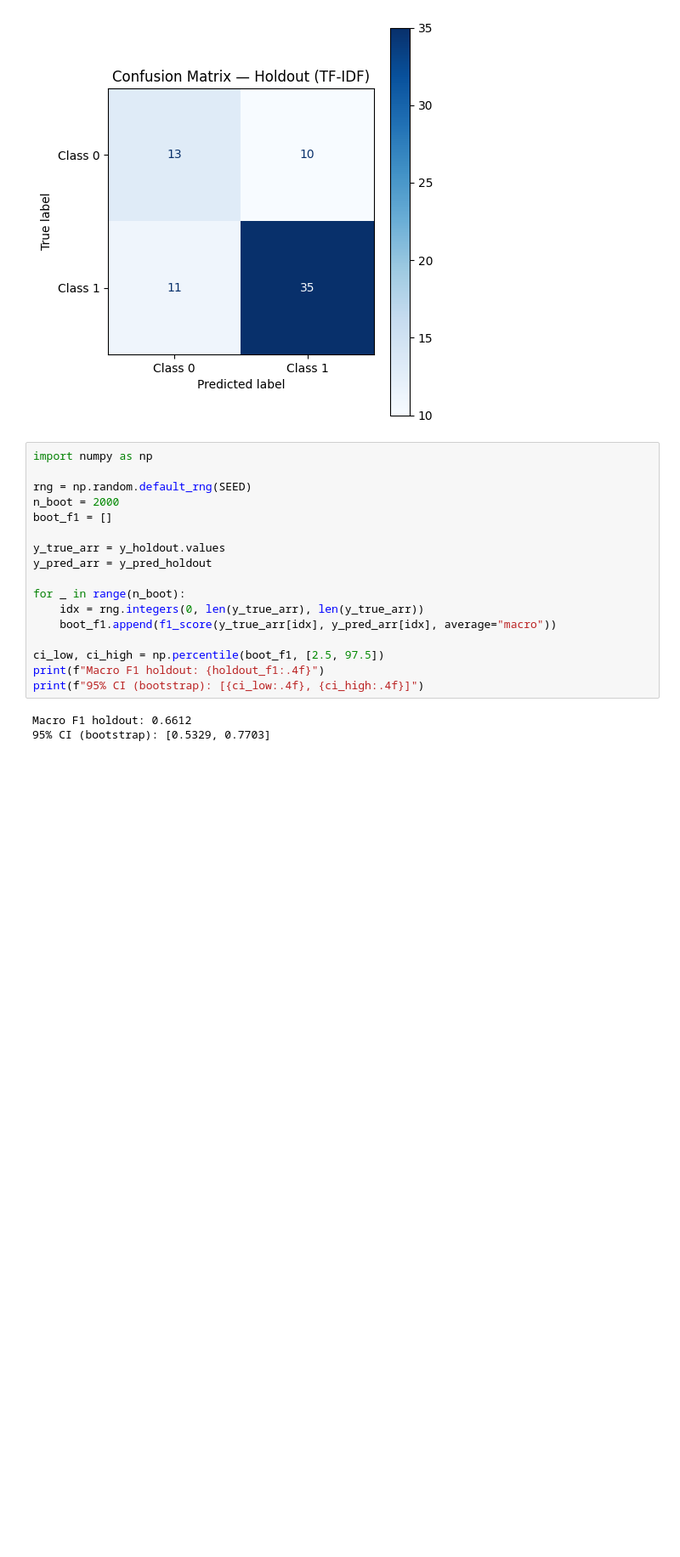
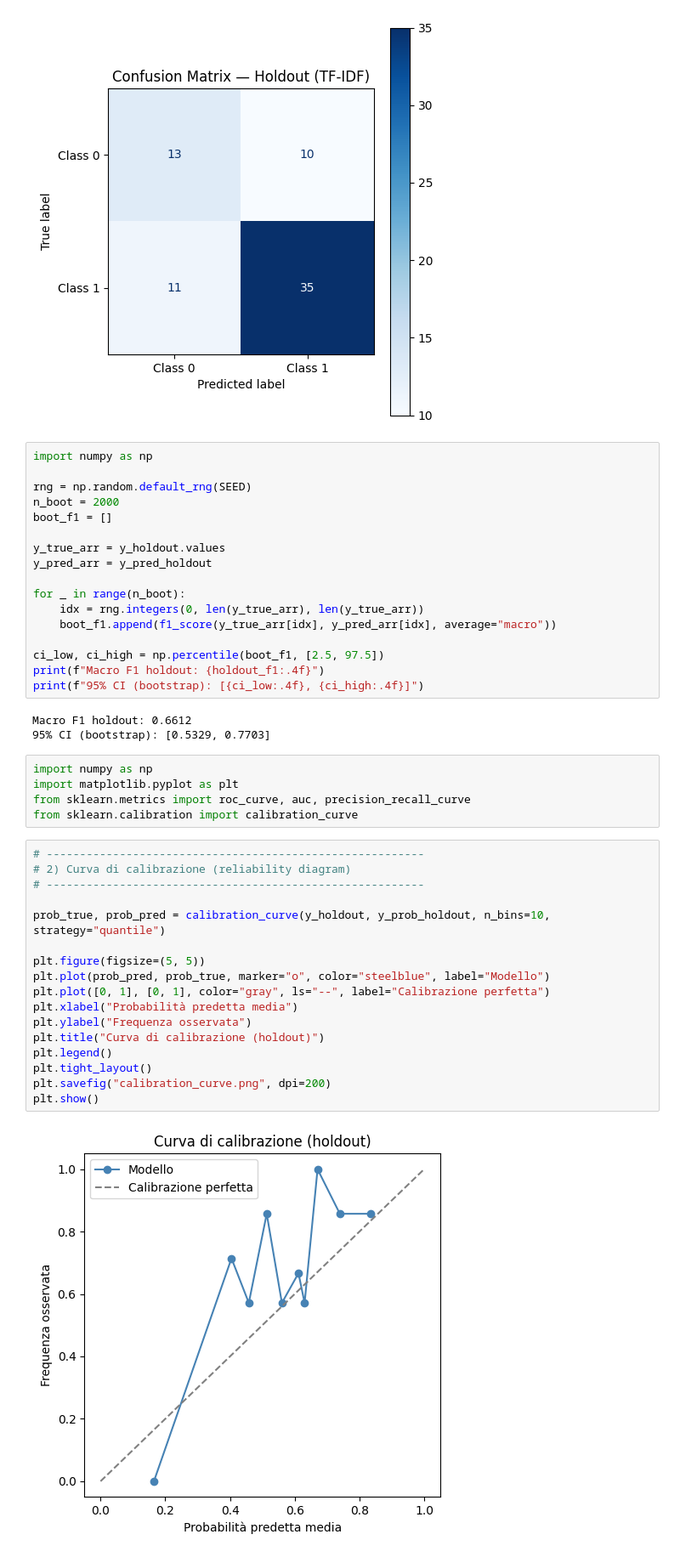
Before and after one commit to WrongMedal/SML_Rebels_G24, a Jupyter notebook: Codice/03_model_logreg.ipynb, the cells around one changed output. Shown at 85% size. Cells and saved outputs as stored; diff of their text form; blank space fills up the shorter version.

```diff
--- a/Codice/03_model_logreg.ipynb
+++ b/Codice/03_model_logreg.ipynb
@@ -591,3 +591,27 @@ print(f"95% CI (bootstrap): [{ci_low:.4f}, {ci_high:.4f}]")
 # %% [output]
 Macro F1 holdout: 0.6612
 95% CI (bootstrap): [0.5329, 0.7703]
+# %%
+import numpy as np
+import matplotlib.pyplot as plt
+from sklearn.metrics import roc_curve, auc, precision_recall_curve
+from sklearn.calibration import calibration_curve
+# %%
+# ---------------------------------------------------------
+# 2) Curva di calibrazione (reliability diagram)
+# ---------------------------------------------------------
+
+prob_true, prob_pred = calibration_curve(y_holdout, y_prob_holdout, n_bins=10, strategy="quantile")
+
+plt.figure(figsize=(5, 5))
+plt.plot(prob_pred, prob_true, marker="o", color="steelblue", label="Modello")
+plt.plot([0, 1], [0, 1], color="gray", ls="--", label="Calibrazione perfetta")
+plt.xlabel("Probabilità predetta media")
+plt.ylabel("Frequenza osservata")
+plt.title("Curva di calibrazione (holdout)")
+plt.legend()
+plt.tight_layout()
+plt.savefig("calibration_curve.png", dpi=200)
+plt.show()
+# %% [output]
+[figure, added]
```
Also changed, not shown: parts of 5 cells of this notebook.
